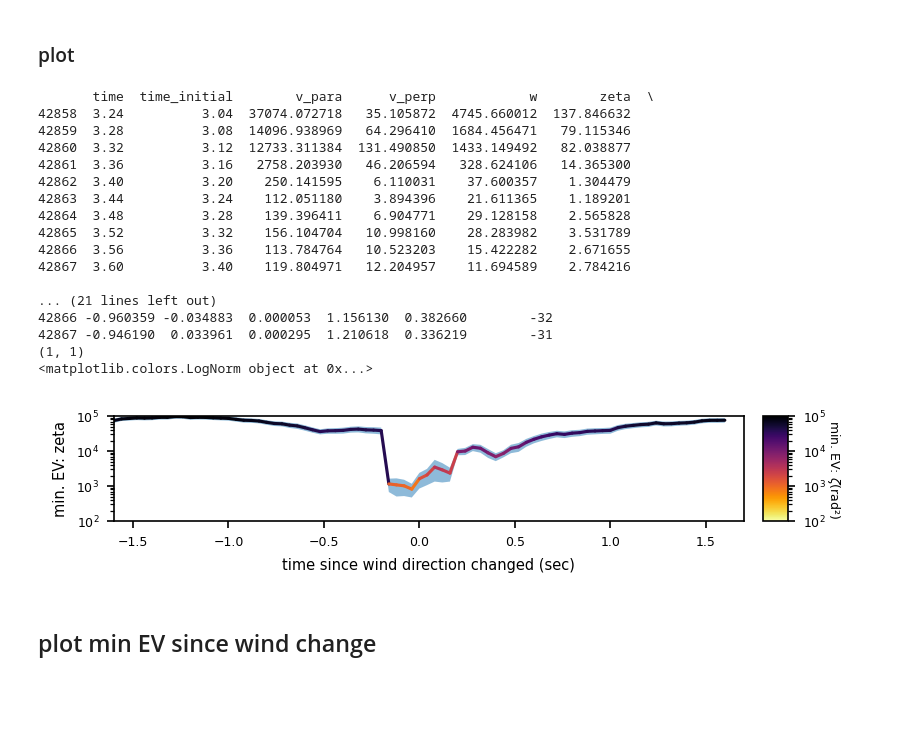
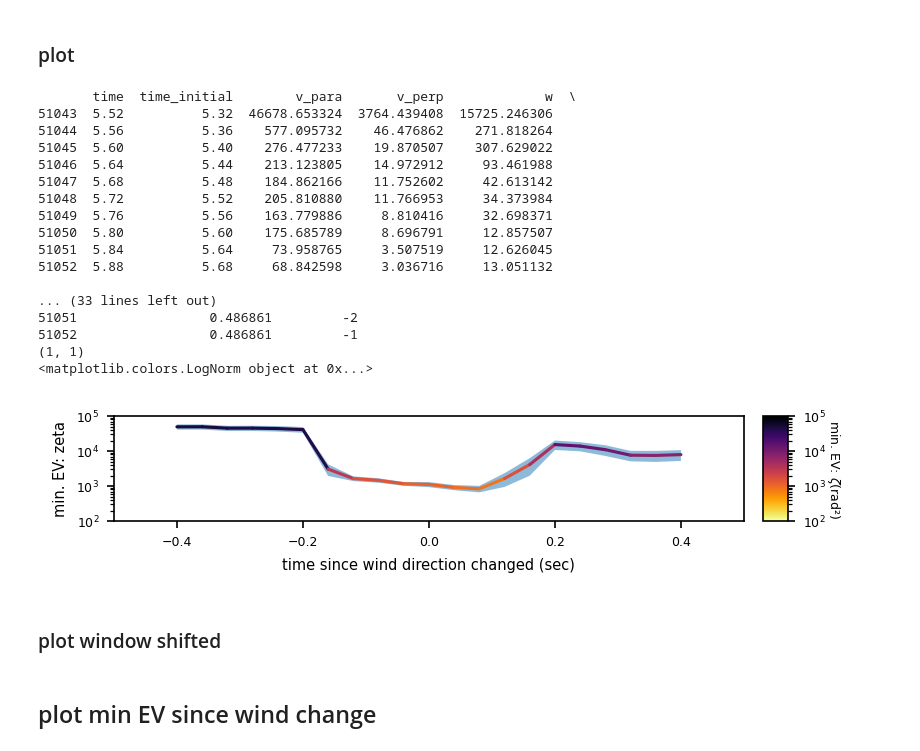
Before and after one commit to lolrenceH/pybounds, a Jupyter notebook: examples/observability_visualize.ipynb, the cells around one changed output. Drawn from its saved outputs; the diff is of its cells as text; code cells hidden in the pictures; blank space fills up the shorter version.

Commit message:
organized, add shift obs windows, plot traces of actions and obs

```diff
--- a/examples/observability_visualize.ipynb
+++ b/examples/observability_visualize.ipynb
@@ -8,9 +8,11 @@ import os
 import sys
 import numpy as np
 
-eval_pkl = '/src/data/wind_sensing/apparent_wind_visual_feedback/sw_dist_logstep_wind_0.001_debug_yes_vec_norm_train_actor_std/eval/plume_14421_37e2cd4be4c96943d0341849b40f81eb/noisy3x5b5_more_offsets.pkl'
-# eval_pkl = '/src/data/wind_sensing/apparent_wind_visual_feedback/sw_dist_logstep_wind_0.001_debug_yes_vec_norm_train_actor_std/eval/plume_14421_37e2cd4be4c96943d0341849b40f81eb/noisy3x5b5.pkl'
+# eval_pkl = '/src/data/wind_sensing/apparent_wind_visual_feedback/sw_dist_logstep_wind_0.001_debug_yes_vec_norm_train_actor_std/eval/plume_14421_37e2cd4be4c96943d0341849b40f81eb/noisy3x5b5_more_offsets.pkl'
+# eval_pkl = '/src/data/wind_sensing/apparent_wind_visual_feedback/sw_dist_logstep_wind_0.001_debug_yes_vec_norm_train_actor_std/eval/plume_14421_37e2cd4be4c96943d0341849b40f81eb/noisy3x5b5_original_inits.pkl'
+eval_pkl = '/src/data/wind_sensing/apparent_wind_visual_feedback/sw_dist_logstep_wind_0.001_debug_yes_vec_norm_train_actor_std/eval/plume_14421_37e2cd4be4c96943d0341849b40f81eb/poisson_noisy3x5b5.pkl'
 obs_pkl = eval_pkl.replace(".pkl", "_observability_test.pkl")
+# noisy3x5b5_observability_test_original_inits.pkl
 eval_folder = os.path.dirname(eval_pkl) + '/'
 dataset = os.path.basename(eval_pkl).replace('.pkl', '')
 
@@ -84,7 +86,7 @@ filtered_df['heading_phi'] = np.angle(filtered_df['agent_angle_x']+ 1j*filtered_
 filtered_df['heading_phi_unwrap'] = np.unwrap(np.angle(filtered_df['agent_angle_x']+ 1j*filtered_df['agent_angle_y'], deg=False))
 filtered_df['angular_velocity'] = filtered_df.groupby('ep_idx')['heading_phi_unwrap'].diff() # not really v - just once step difference
 filtered_df['angular_acceleration'] = filtered_df.groupby('ep_idx')['angular_velocity'].diff()
-filtered_df['turn_dt'] = filtered_df['angular_acceleration'] / (6 * np.pi) #
+filtered_df['turn_dt'] = filtered_df['angular_acceleration'] / (6 * np.pi * 0.04) # given angular acceleration, calculate turn_dt, i.e. chaneg in turn action
 filtered_df['turn_dt'] = filtered_df['turn_dt'].abs() #
 filtered_df['step_dt'] = filtered_df.groupby('ep_idx')['step'].diff()
 
@@ -102,7 +104,7 @@ print(EV_no_nan.shape)
 # Merge with filtered_dfa
 EV_no_nan['time'] = EV_no_nan['time'].round(2)
 EV_no_nan = EV_no_nan.merge(filtered_df[['ep_idx', 'time', 'time_since_last_wind_change',
-                                         'odor_lastenc', 'odor_01', 'step', 'turn', 'step_dt', 'turn_dt', 'loc_x', 'loc_y']], on=['ep_idx', 'time'], how='inner')
+                                         'odor_lastenc', 'odor_01', 'step', 'turn', 'step_dt', 'turn_dt', 'loc_x', 'loc_y', 'wind_angle_ground_theta']], on=['ep_idx', 'time'], how='inner')
 print(EV_no_nan.shape)
 '''
 # # Preprocess action data
@@ -536,7 +567,7 @@ def tidx_around_wind_change(df_traj, around_range=40, drop_incomplete=True, drop
     eligible_wind_change_idx = []
     for _, ep_df in df_traj_grouped:
         idx_where_wind_changed = ep_df[ep_df['time_since_last_wind_change']==0].index
-        for wind_changed_idx in idx_where_wind_changed:
+        for i, wind_changed_idx in enumerate(idx_where_wind_changed):
             # check if -5/+5 is out of range
             upper_bound = wind_changed_idx + around_range
             lower_bound = wind_changed_idx - around_range
@@ -548,10 +579,19 @@ def tidx_around_wind_change(df_traj, around_range=40, drop_incomplete=True, drop
                 if drop_incomplete:
                     continue
                 lower_bound = ep_df.index.min()
-                # check if the time elasped at the lower bound is too close to trial init
+            # check if the time elasped at the lower bound is too close to trial init
             if ep_df['time'].loc[lower_bound] < 1:
                 if drop_close_to_trial_init:
                     continue
+            # check if time_since_last_wind_change is 0 at the lower bound
+            if ep_df['time_since_last_wind_change'].loc[lower_bound] < 1:
+                # print(f"wind_changed_idx {wind_changed_idx},  {ep_df['time_since_last_wind_change'].loc[lower_bound]}, lower_bound {lower_bound}, {wind_changed_idx - lower_bound}")
+                continue
+            # check if between lower_bound and wind_changed_idx, time_since_last_wind_change is not 0
+            if 0 in ep_df['time_since_last_wind_change'].loc[lower_bound:wind_changed_idx-1].values:
+                continue
+            if 0 in ep_df['time_since_last_wind_change'].loc[wind_changed_idx+1:upper_bound].values:
+                continue
             # get index around which wind changed
             now_idx_range = [i for i in range(lower_bound, upper_bound + 1)] # loc index of rows around wind change
             idx_around_wind_change.append(now_idx_range)
@@ -570,6 +610,6 @@ def tidx_around_wind_change(df_traj, around_range=40, drop_incomplete=True, drop
         print(f"eps {set(df_traj['ep_idx'].unique()) - set(sub_df['ep_idx'].unique())} did not have any eligible wind change windows")
     return sub_df
 
-EV_no_nan_around = tidx_around_wind_change(EV_no_nan, around_range=40, drop_incomplete=True, drop_close_to_trial_init=True, verbose=True)
+EV_no_nan_around = tidx_around_wind_change(EV_no_nan, around_range=10, drop_incomplete=True, drop_close_to_trial_init=True, verbose=True)
 # EV_no_nan_around.head(10)
 # %% [output]
@@ -672,46 +701,49 @@ for n, state_name in enumerate(states):
     # add std
     ax[n, 0].fill_between(subset_df['plot_tidx'], subset_df[state_name].values-subset_df['ste'], subset_df[state_name].values+subset_df['ste'], alpha=0.5)
     # Colorbar
     cax = ax[n, -1].inset_axes([1.03, 0.0, 0.04, 1.0])
     cbar = fig.colorbar(mpl.cm.ScalarMappable(norm=cnorm, cmap=cmap), cax=cax,
                         ticks=np.logspace(log_tick_low, log_tick_high, log_tick_high-log_tick_low + 1))
     cbar.set_label('min. EV: ' + r'$\zeta$ (rad)', rotation=270, fontsize=7, labelpad=8)
     cbar.ax.tick_params(labelsize=6)
 
     ax[n, 0].set_ylim(10**log_tick_low, 10**log_tick_high)
     ax[n, 0].set_yscale('log')
     ax[n, 0].set_ylabel('min. EV: ' + state_name, fontsize=7)
     ax[n, 0].set_yticks(np.logspace(log_tick_low, log_tick_high, log_tick_high-log_tick_low + 1))
 
 
 for a in ax.flat:
     a.tick_params(axis='both', labelsize=6)
 
 for a in ax[:, 0]:
     a.set_xlabel('time since wind direction changed (sec)', fontsize=7)
-    a.set_xlim(subset_df['plot_tidx'].min(), subset_df['plot_tidx'].max() + 0.1)
+    a.set_xlim(subset_df['plot_tidx'].min() -0.1, subset_df['plot_tidx'].max() + 0.1)
     # greek letter zeta
     cbar.set_label('min. EV: ' + r'$\zeta$' + '(rad\u00B2)', rotation=270, fontsize=6, labelpad=8)
+
 fig.subplots_adjust(left=0.15, bottom=0.2, right=0.85, top=0.9, wspace=0.5, hspace=0.4)
 
 # plt.show()
 # plt.savefig('/src/tools/pybounds/examples/plots/obs.png')
 # %% [output]
-       time  time_initial        v_para      v_perp            w        zeta  \
-42858  3.24          3.04  37074.072718   35.105872  4745.660012  137.846632
-42859  3.28          3.08  14096.938969   64.296410  1684.456471   79.115346
-42860  3.32          3.12  12733.311384  131.490850  1433.149492   82.038877
-42861  3.36          3.16   2758.203930   46.206594   328.624106   14.365300
-42862  3.40          3.20    250.141595    6.110031    37.600357    1.304479
-42863  3.44          3.24    112.051180    3.894396    21.611365    1.189201
-42864  3.48          3.28    139.396411    6.904771    29.128158    2.565828
-42865  3.52          3.32    156.104704   10.998160    28.283982    3.531789
-42866  3.56          3.36    113.784764   10.523203    15.422282    2.671655
-42867  3.60          3.40    119.804971   12.204957    11.694589    2.784216
+       time  time_initial        v_para       v_perp             w  \
+51043  5.52          5.32  46678.653324  3764.439408  15725.246306
+51044  5.56          5.36    577.095732    46.476862    271.818264
+51045  5.60          5.40    276.477233    19.870507    307.629022
+51046  5.64          5.44    213.123805    14.972912     93.461988
+51047  5.68          5.48    184.862166    11.752602     42.613142
+51048  5.72          5.52    205.810880    11.766953     34.373984
+51049  5.76          5.56    163.779886     8.810416     32.698371
+51050  5.80          5.60    175.685789     8.696791     12.857507
+51051  5.84          5.64     73.958765     3.507519     12.626045
+51052  5.88          5.68     68.842598     3.036716     13.051132
 
-... (21 lines left out)
-42866 -0.960359 -0.034883  0.000053  1.156130  0.382660        -32
-42867 -0.946190  0.033961  0.000295  1.210618  0.336219        -31
+... (33 lines left out)
+51051                 0.486861         -2
+51052                 0.486861         -1
 (1, 1)
 <matplotlib.colors.LogNorm object at 0x...>
-[figure, old version]
+[figure, new version]
+# %% [markdown]
+### plot window shifted
```
Also changed, not shown: parts of 48 cells of this notebook.
